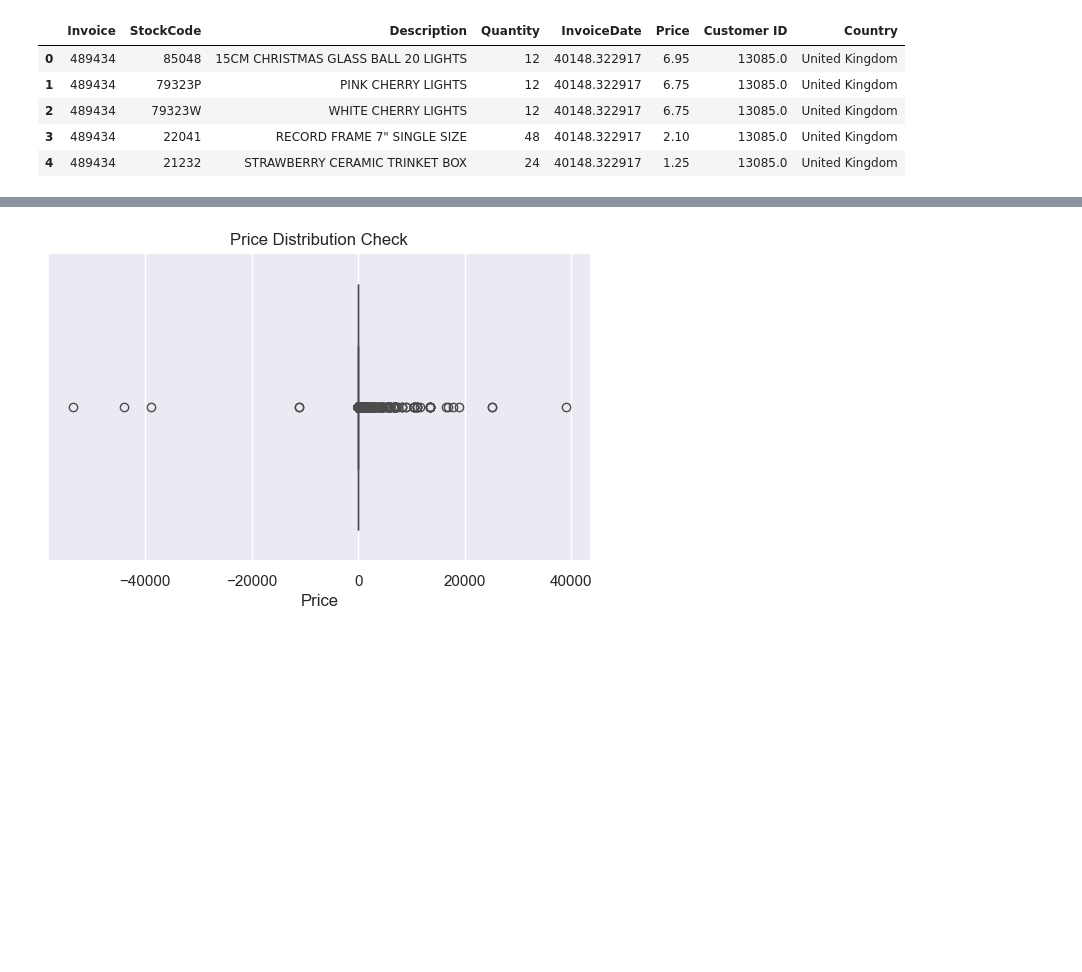
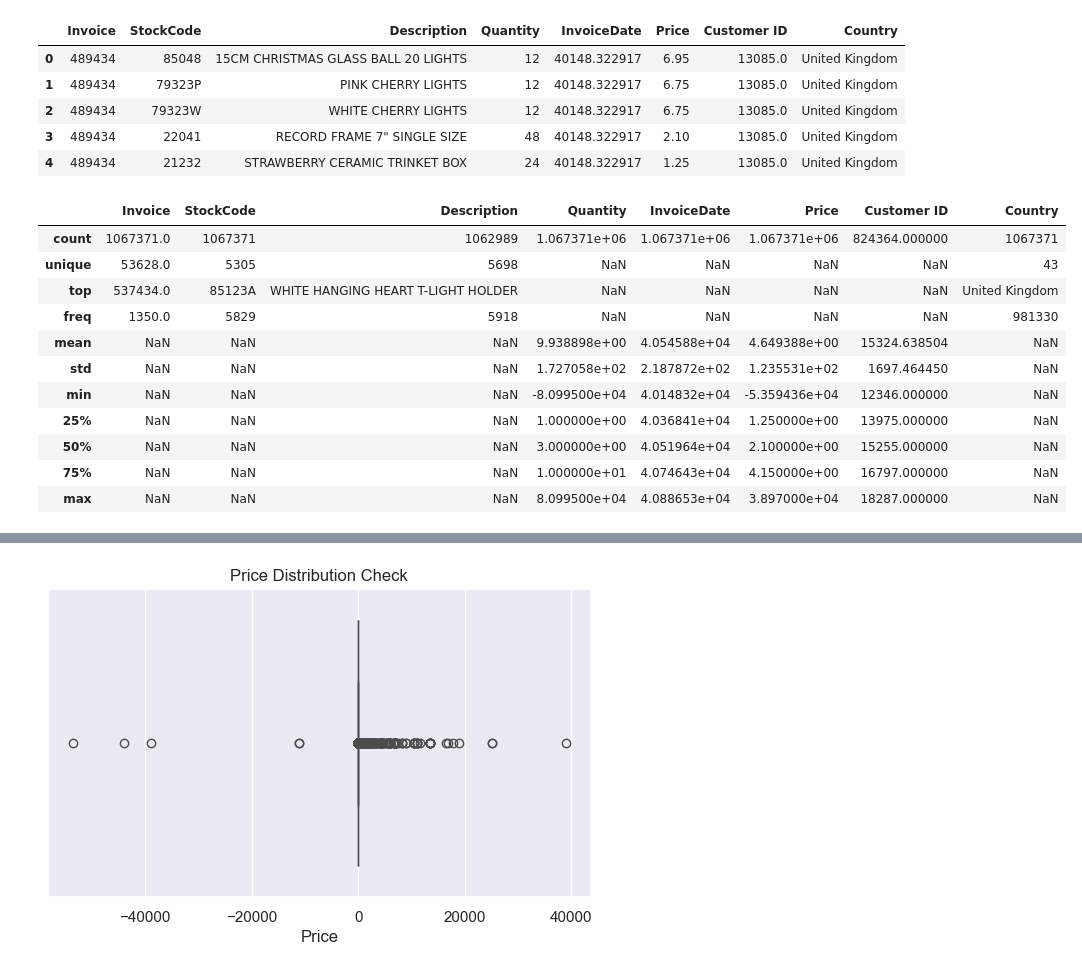
Before and after one commit to hansdarmawann/online-retail-ii-wrangling-1, a Jupyter notebook: notebooks/code.ipynb, the cells around one changed output, grey strips where cells are left out. Cells and saved outputs as stored; diff of their text form; code cells hidden in the pictures; blank space fills up the shorter version.

```diff
--- a/notebooks/code.ipynb
+++ b/notebooks/code.ipynb
@@ -33,3 +33,18 @@ memory usage: 73.3+ MB
 | 2 | 489434 | 79323W | WHITE CHERRY LIGHTS | 12 | 40148.322917 | 6.75 | 13085.0 | United Kingdom |
 | 3 | 489434 | 22041 | RECORD FRAME 7" SINGLE SIZE | 48 | 40148.322917 | 2.10 | 13085.0 | United Kingdom |
 | 4 | 489434 | 21232 | STRAWBERRY CERAMIC TRINKET BOX | 24 | 40148.322917 | 1.25 | 13085.0 | United Kingdom |
+# %%
+df.describe(include='all')
+# %% [output]
+|  | Invoice | StockCode | Description | Quantity | InvoiceDate | Price | Customer ID | Country |
+| count | 1067371.0 | 1067371 | 1062989 | 1.067371e+06 | 1.067371e+06 | 1.067371e+06 | 824364.000000 | 1067371 |
+| unique | 53628.0 | 5305 | 5698 | NaN | NaN | NaN | NaN | 43 |
+| top | 537434.0 | 85123A | WHITE HANGING HEART T-LIGHT HOLDER | NaN | NaN | NaN | NaN | United Kingdom |
+| freq | 1350.0 | 5829 | 5918 | NaN | NaN | NaN | NaN | 981330 |
+| mean | NaN | NaN | NaN | 9.938898e+00 | 4.054588e+04 | 4.649388e+00 | 15324.638504 | NaN |
+| std | NaN | NaN | NaN | 1.727058e+02 | 2.187872e+02 | 1.235531e+02 | 1697.464450 | NaN |
+| min | NaN | NaN | NaN | -8.099500e+04 | 4.014832e+04 | -5.359436e+04 | 12346.000000 | NaN |
+| 25% | NaN | NaN | NaN | 1.000000e+00 | 4.036841e+04 | 1.250000e+00 | 13975.000000 | NaN |
+| 50% | NaN | NaN | NaN | 3.000000e+00 | 4.051964e+04 | 2.100000e+00 | 15255.000000 | NaN |
+| 75% | NaN | NaN | NaN | 1.000000e+01 | 4.074643e+04 | 4.150000e+00 | 16797.000000 | NaN |
+| max | NaN | NaN | NaN | 8.099500e+04 | 4.088653e+04 | 3.897000e+04 | 18287.000000 | NaN |
```
Also changed, not shown: parts of 21 cells of this notebook, 1 other file.
